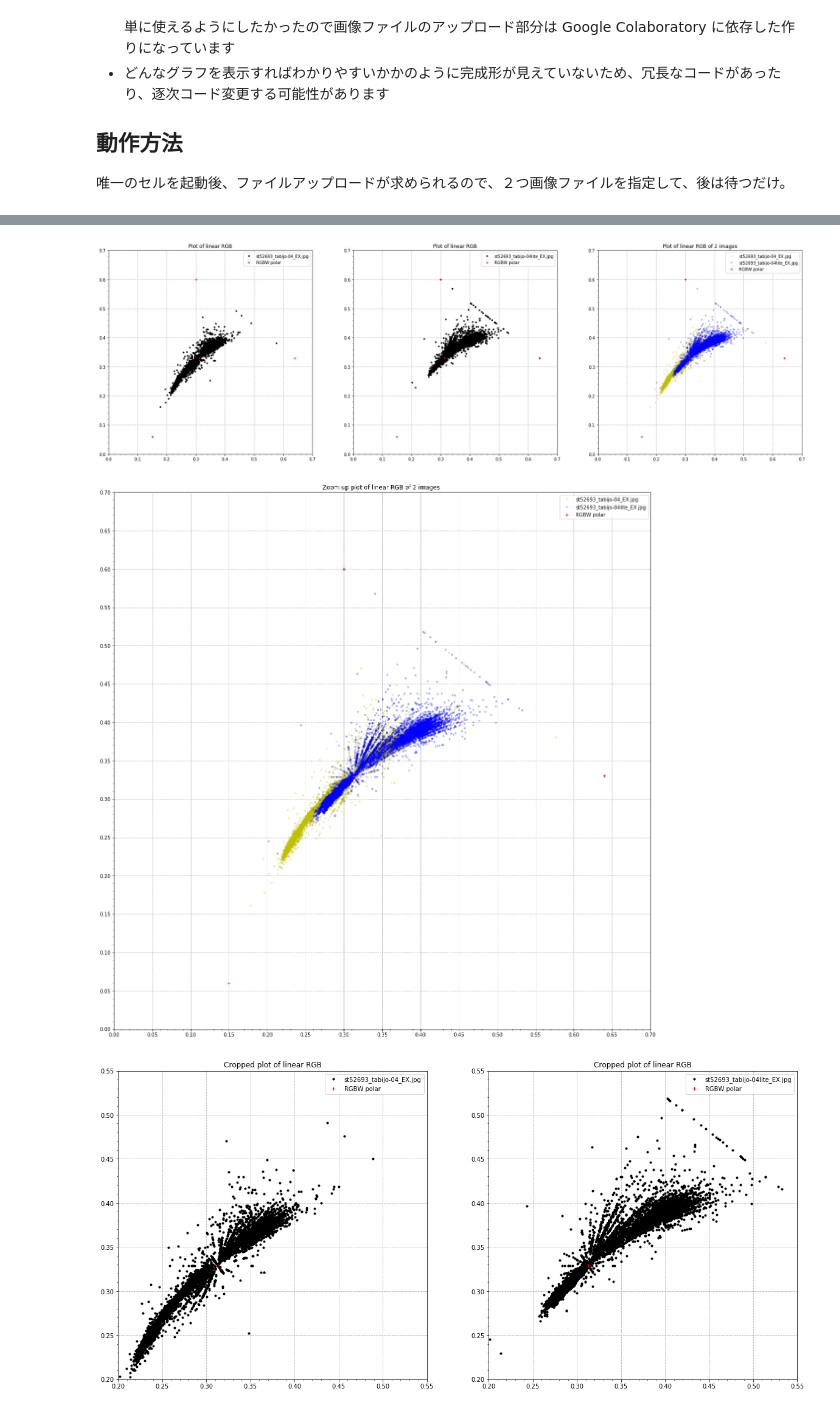
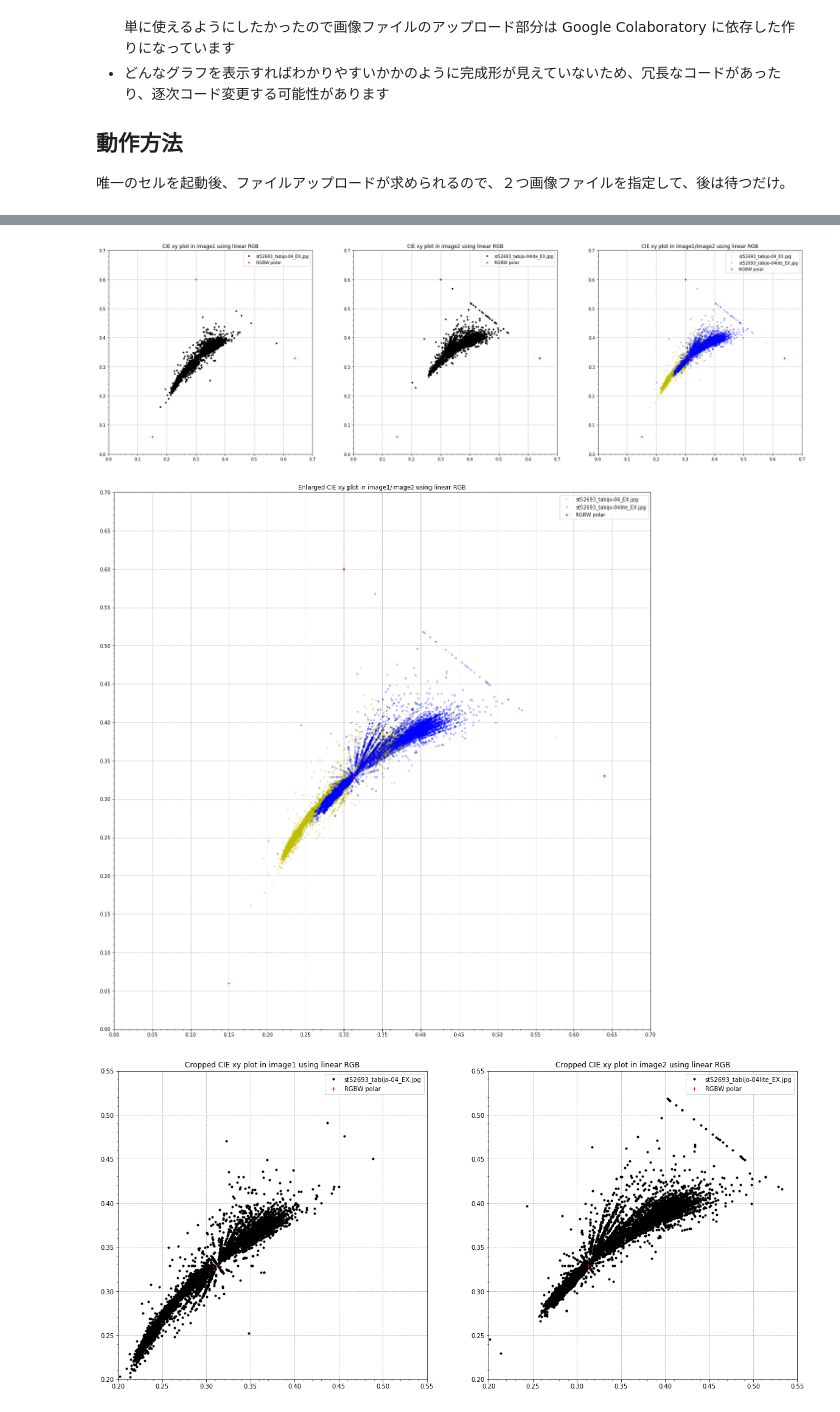
Before and after one commit to zfukuoka/image_visual_analysis, a Jupyter notebook: image_visual_analysis.ipynb, the cells around one changed output, grey strips where cells are left out. Saved outputs shown, nothing was run; the diff lists cells and outputs as text; code cells hidden in the pictures.

```diff
--- a/image_visual_analysis.ipynb
+++ b/image_visual_analysis.ipynb
@@ -157,7 +157,7 @@ image2_filename = im_fnames[1]
 # プロット1 CIE xyのプロット、画像2つのセパレートと合同プロット
 fig = plt.figure(figsize=(30,10))
 ax_plot1 = fig.add_subplot(131)
-ax_plot1.set_title('Plot of linear RGB')
+ax_plot1.set_title('CIE xy plot in image1 using linear RGB')
 ax_plot1.set_xlim(PLOT_X_LIM)
 ax_plot1.set_ylim(PLOT_Y_LIM)
 ax_plot1.xaxis.set_major_locator(MultipleLocator(MAJOR_LOCATOR))
@@ -171,7 +171,7 @@ ax_plot1.plot(POLARS[0:,0], POLARS[0:,1], "r+", label="RGBW polar")
 ax_plot1.legend()
 
 ax_plot2 = fig.add_subplot(132)
-ax_plot2.set_title('Plot of linear RGB')
+ax_plot2.set_title('CIE xy plot in image2 using linear RGB')
 ax_plot2.set_xlim(PLOT_X_LIM)
 ax_plot2.set_ylim(PLOT_Y_LIM)
 ax_plot2.xaxis.set_major_locator(MultipleLocator(MAJOR_LOCATOR))
@@ -185,7 +185,7 @@ ax_plot2.plot(POLARS[0:,0], POLARS[0:,1], "r+", label="RGBW polar")
 ax_plot2.legend()
 
 ax_plot3 = fig.add_subplot(133)
-ax_plot3.set_title('Plot of linear RGB of 2 images')
+ax_plot3.set_title('CIE xy plot in image1/image2 using linear RGB')
 ax_plot3.set_xlim(PLOT_X_LIM)
 ax_plot3.set_ylim(PLOT_Y_LIM)
 ax_plot3.xaxis.set_major_locator(MultipleLocator(MAJOR_LOCATOR))
@@ -202,7 +202,7 @@ ax_plot3.legend()
 # プロット2 CIE xyのプロット、画像2つの合同プロット拡大版
 fig2 = plt.figure(figsize=(20,20))
 ax_plot4 = fig2.add_subplot(111)
-ax_plot4.set_title('Zoom up plot of linear RGB of 2 images ')
+ax_plot4.set_title('Enlarged CIE xy plot in image1/image2 using linear RGB')
 ax_plot4.set_xlim(PLOT_X_LIM)
 ax_plot4.set_ylim(PLOT_Y_LIM)
 ax_plot4.xaxis.set_major_locator(MultipleLocator(MAJOR_LOCATOR/2))
@@ -221,7 +221,7 @@ fig3 = plt.figure(figsize=(20,20))
 PLOTZOOM_X_LIM = 0.2, 0.55        # グラフの表現範囲でX軸の下限、上限
 PLOTZOOM_Y_LIM = 0.2, 0.55        # グラフの表現範囲でY軸の下限、上限
 ax_plot5 = fig3.add_subplot(121)
-ax_plot5.set_title('Cropped plot of linear RGB')
+ax_plot5.set_title('Cropped CIE xy plot in image1 using linear RGB')
 ax_plot5.set_xlim(PLOTZOOM_X_LIM)
 ax_plot5.set_ylim(PLOTZOOM_Y_LIM)
 ax_plot5.xaxis.set_major_locator(MultipleLocator(MAJOR_LOCATOR/2))
@@ -235,7 +235,7 @@ ax_plot5.plot(POLARS[0:,0], POLARS[0:,1], "r+", label="RGBW polar")
 ax_plot5.legend()
 
 ax_plot6 = fig3.add_subplot(122)
-ax_plot6.set_title('Cropped plot of linear RGB')
+ax_plot6.set_title('Cropped CIE xy plot in image2 using linear RGB')
 ax_plot6.set_xlim(PLOTZOOM_X_LIM)
 ax_plot6.set_ylim(PLOTZOOM_Y_LIM)
 ax_plot6.xaxis.set_major_locator(MultipleLocator(MAJOR_LOCATOR/2))
@@ -263,7 +263,7 @@ ax_hist1.tick_params(direction='in', labelbottom=False)
 ax_hist2 = fig4.add_axes(RECT_HISTY)
 ax_hist2.tick_params(direction='in', labelleft=False)
 
-ax_plot7.set_title('Zoom up plot of linear RGB of 2 images ')
+ax_plot7.set_title('Enlarged CIE xy plot and histgram in image1/image2 using linear RGB')
 ax_plot7.set_xlim(PLOT_X_LIM)
 ax_plot7.set_ylim(PLOT_Y_LIM)
 ax_plot7.xaxis.set_major_locator(MultipleLocator(MAJOR_LOCATOR/2))
@@ -289,7 +289,7 @@ ax_hist2.legend()
 # プロット5 R/G/Bのヒストグラム
 fig5 = plt.figure(figsize=(15,15))
 ax_hist3 = fig5.add_subplot(311)
-ax_hist3.set_title('Histgram and cumulative ratio of linear R of 2 images ')
+ax_hist3.set_title('Histgram and cumulative ratio of linear R in image1/image2')
 ax_hist3.set_xlim([0.0, 1.0])
 ax_hist3.hist(image1_r, bins=256, color='y', alpha=0.25, label=image1_filename)
 ax_hist3.hist(image2_r, bins=256, color='b', alpha=0.25, label=image2_filename)
@@ -302,41 +302,41 @@ ax_hist4.hist(image1_r, bins=64, cumulative=True, density=True, histtype='step',
 ax_hist4.hist(image2_r, bins=64, cumulative=True, density=True, histtype='step', color='b')
 ax_hist4.set_ylabel('Cumulative ratio')
 ax_hist5 = fig5.add_subplot(312)
-ax_hist5.set_title('Histgram and cumulative ratio of linear G of 2 images ')
+ax_hist5.set_title('Histgram and cumulative ratio of linear G in image1/image2')
 ax_hist5.set_xlim([0.0, 1.0])
 ax_hist5.hist(image1_g, bins=256, color='y', alpha=0.25, label=image1_filename)
 ax_hist5.hist(image2_g, bins=256, color='b', alpha=0.25, label=image2_filename)
 ax_hist5.set_ylabel('Frequency')
 ax_hist5.legend()
 ax_hist6 = ax_hist5.twinx()
 ax_hist6.set_xlim(ax_hist6.get_xlim())
 ax_hist6.set_ylim([0.0, 1.0])
 ax_hist6.hist(image1_g, bins=64, cumulative=True, density=True, histtype='step', color='y')
 ax_hist6.hist(image2_g, bins=64, cumulative=True, density=True, histtype='step', color='b')
 ax_hist6.set_ylabel('Cumulative ratio')
 ax_hist7 = fig5.add_subplot(313)
-ax_hist7.set_title('Histgram and cumulative ratio of linear B of 2 images ')
+ax_hist7.set_title('Histgram and cumulative ratio of linear B in image1/image2')
 ax_hist7.set_xlim([0.0, 1.0])
 ax_hist7.hist(image1_b, bins=256, color='y', alpha=0.25, label=image1_filename)
 ax_hist7.hist(image2_b, bins=256, color='b', alpha=0.25, label=image2_filename)
 ax_hist7.set_ylabel('Frequency')
 ax_hist7.legend()
 ax_hist8 = ax_hist7.twinx()
 ax_hist8.set_xlim(ax_hist7.get_xlim())
 ax_hist8.set_ylim([0.0, 1.0])
 ax_hist8.hist(image1_b, bins=64, cumulative=True, density=True, histtype='step', color='y')
 ax_hist8.hist(image2_b, bins=64, cumulative=True, density=True, histtype='step', color='b')
 ax_hist8.set_ylabel('Cumulative ratio')
 
 
 plt.show()
 # %% [output]
 [interactive output not drawn]
 Saving st52693_tabijo-04_EX.jpg to st52693_tabijo-04_EX.jpg
 Saving st52693_tabijo-04lite_EX.jpg to st52693_tabijo-04lite_EX.jpg
 (590, 442) RGB
 (590, 442) RGB
-[figure, old version]
+[figure, new version]
-[figure, old version]
+[figure, new version]
-[figure, old version]
+[figure, new version]
 [figure]
```
Also changed, not shown: parts of 1 cell of this notebook.
